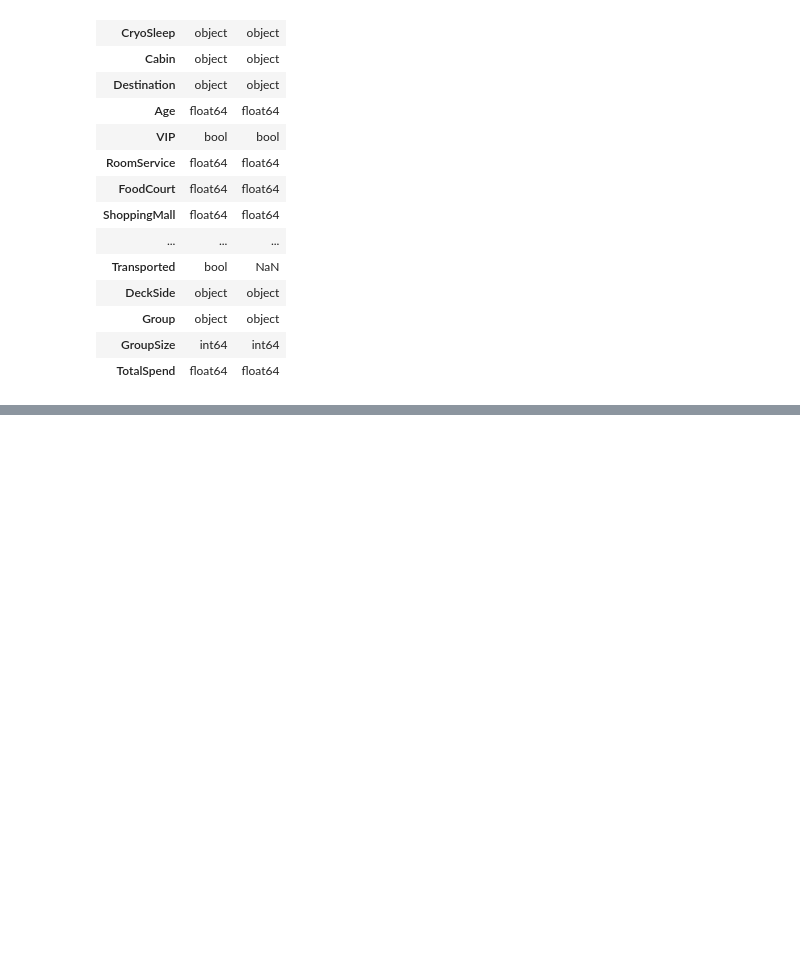
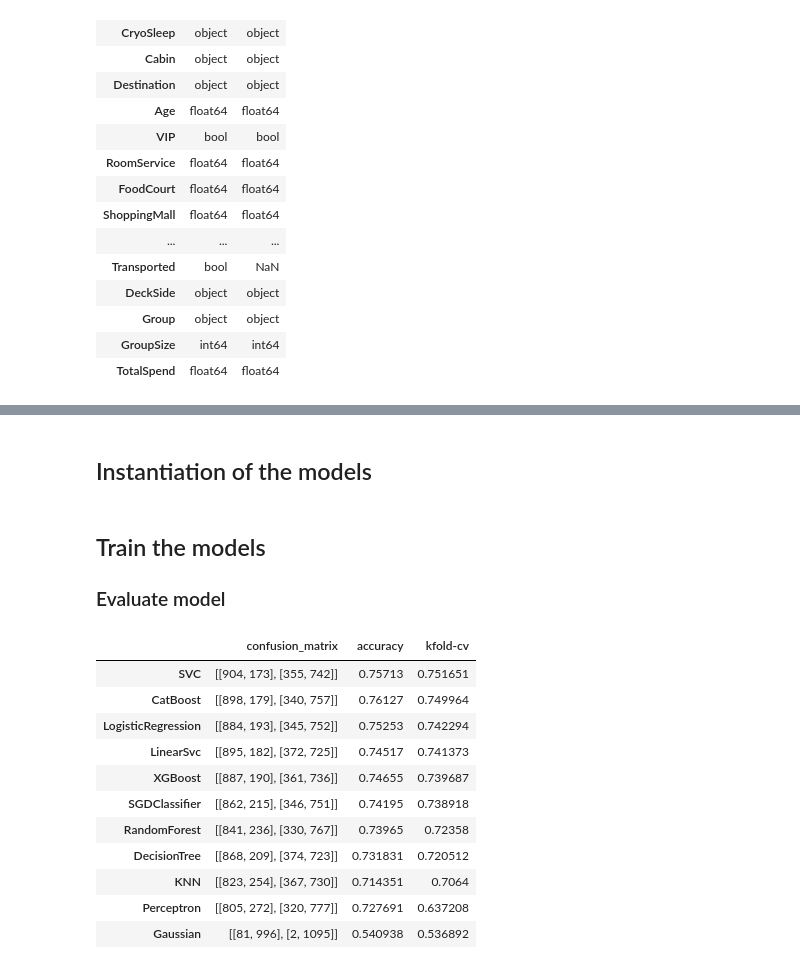
Before and after one commit to edoatley/ml, a Jupyter notebook: kaggle/competitions/spaceship-titanic/02-edo-space-titanic-model-first.ipynb, the cells around one changed output, grey strips where cells are left out. Drawn from its saved outputs; the diff is of its cells as text; code cells hidden in the pictures; blank space fills up the shorter version.

```diff
--- a/kaggle/competitions/spaceship-titanic/02-edo-space-titanic-prepare.ipynb
+++ b/kaggle/competitions/spaceship-titanic/02-edo-space-titanic-model-first.ipynb
@@ -1110,0 +1179,5 @@ test_df = drop_unrequired_columns(test_df)
+# %%
+# Now you can fit and transform the training data with the preprocessor
+y = train_df.pop('Transported')
+i = train_df.pop('PassengerId')
+X = preprocessor.fit_transform(train_df).toarray() # sparse to dense array
@@ -1110,0 +1188,6 @@ test_df = drop_unrequired_columns(test_df)
+# %%
+from sklearn.model_selection import train_test_split
+
+X_train, X_val, y_train, y_val = train_test_split(X, y, test_size = 0.25, random_state = 0)
+# %% [markdown]
+## Instantiation of the models
@@ -1110,0 +1208,50 @@ test_df = drop_unrequired_columns(test_df)
+# %% [markdown]
+## Train the models
+
+### Evaluate model
+# %%
+def score_model(classifier, X_train, X_val, y_train, y_val):
+    # Fit the model
+    classifier.fit(X_train, y_train)
+
+    # Predict the test data
+    y_pred = classifier.predict(X_val)
+
+    # Create a confusion matrix
+    cm = confusion_matrix(y_val, y_pred)
+
+    # Calculate the accuracy
+    acc = accuracy_score(y_val, y_pred)
+
+    scores = cross_val_score(classifier, X_train, y_train, cv = 10)
+
+    return {
+            'confusion_matrix': cm,
+            'accuracy': acc,
+            'kfold-cv': scores.mean()
+        }
+
+def run_classifiers(classifiers: dict, X_train, X_test, y_train, y_val) -> dict:
+    results = {}
+    for name, classifier in classifiers.items():
+        results[name] = score_model(classifier, X_train, X_test, y_train, y_val)
+    return results
+
+results = run_classifiers(classifiers, X_train, X_val, y_train, y_val)
+# %%
+# convert results to a dataframe
+results_df = pd.DataFrame(results).T
+results_df.sort_values(by='kfold-cv', ascending=False)
+# %% [output]
+|  | confusion_matrix | accuracy | kfold-cv |
+| SVC | [[904, 173], [355, 742]] | 0.75713 | 0.751651 |
+| CatBoost | [[898, 179], [340, 757]] | 0.76127 | 0.749964 |
+| LogisticRegression | [[884, 193], [345, 752]] | 0.75253 | 0.742294 |
+| LinearSvc | [[895, 182], [372, 725]] | 0.74517 | 0.741373 |
+| XGBoost | [[887, 190], [361, 736]] | 0.74655 | 0.739687 |
+| SGDClassifier | [[862, 215], [346, 751]] | 0.74195 | 0.738918 |
+| RandomForest | [[841, 236], [330, 767]] | 0.73965 | 0.72358 |
+| DecisionTree | [[868, 209], [374, 723]] | 0.731831 | 0.720512 |
+| KNN | [[823, 254], [367, 730]] | 0.714351 | 0.7064 |
+| Perceptron | [[805, 272], [320, 777]] | 0.727691 | 0.637208 |
+| Gaussian | [[81, 996], [2, 1095]] | 0.540938 | 0.536892 |
```
Also changed, not shown: parts of 33 cells of this notebook, 11 other files.
